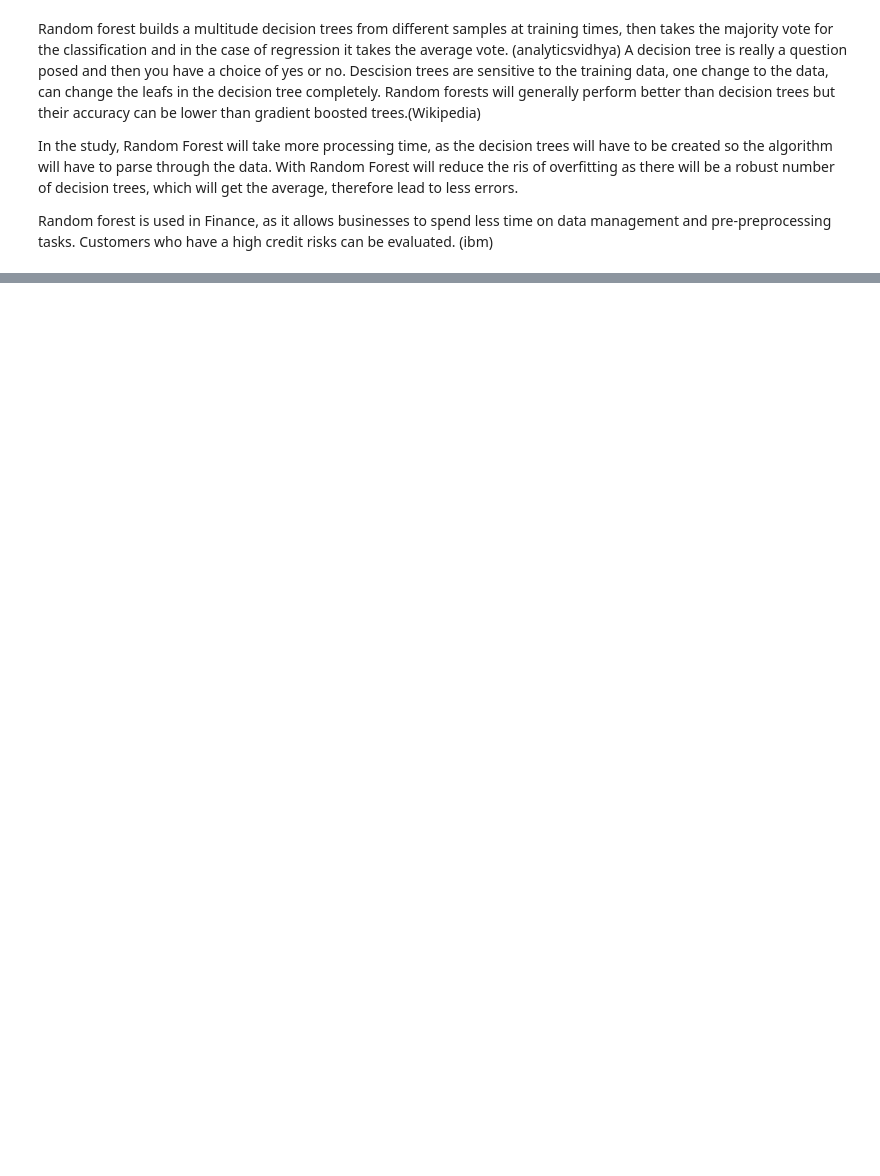
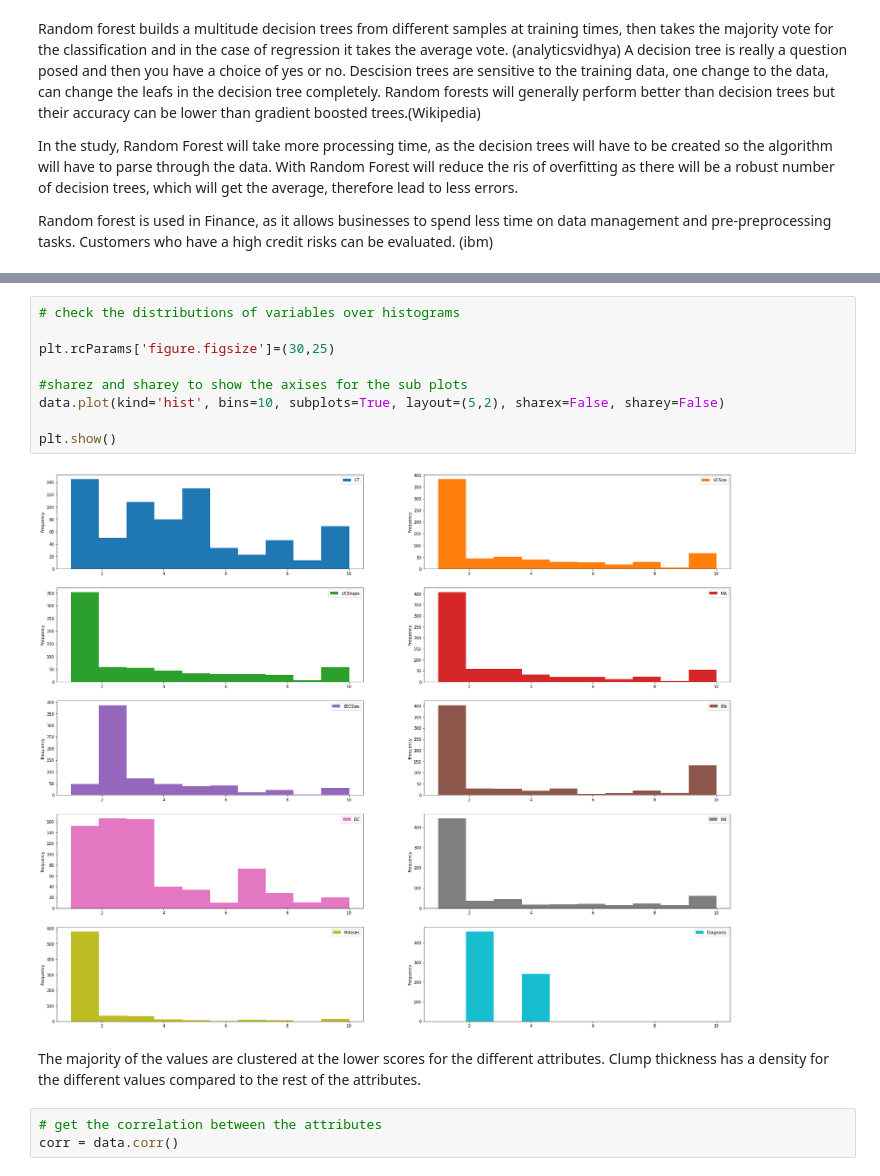
Before and after one commit to G00232918/PfDA_assignment2, a Jupyter notebook: Project2.ipynb, the cells around one changed output, grey strips where cells are left out. Drawn from its saved outputs; the diff is of its cells as text; blank space fills up the shorter version.

```diff
--- a/Project2.ipynb
+++ b/Project2.ipynb
@@ -188,0 +224,16 @@ Random forest is used in Finance, as it allows businesses to spend less time on
+# %%
+# check the distributions of variables over histograms
+
+plt.rcParams['figure.figsize']=(30,25)
+
+#sharez and sharey to show the axises for the sub plots
+data.plot(kind='hist', bins=10, subplots=True, layout=(5,2), sharex=False, sharey=False)
+
+plt.show()
+# %% [output]
+[figure, added]
+# %% [markdown]
+The majority of the values are clustered at the lower scores for the different attributes. Clump thickness has a density for the different values compared to the rest of the attributes.
+# %%
+# get the correlation between the attributes
+corr = data.corr()
```
Also changed, not shown: parts of 21 cells of this notebook, 1 other file.
